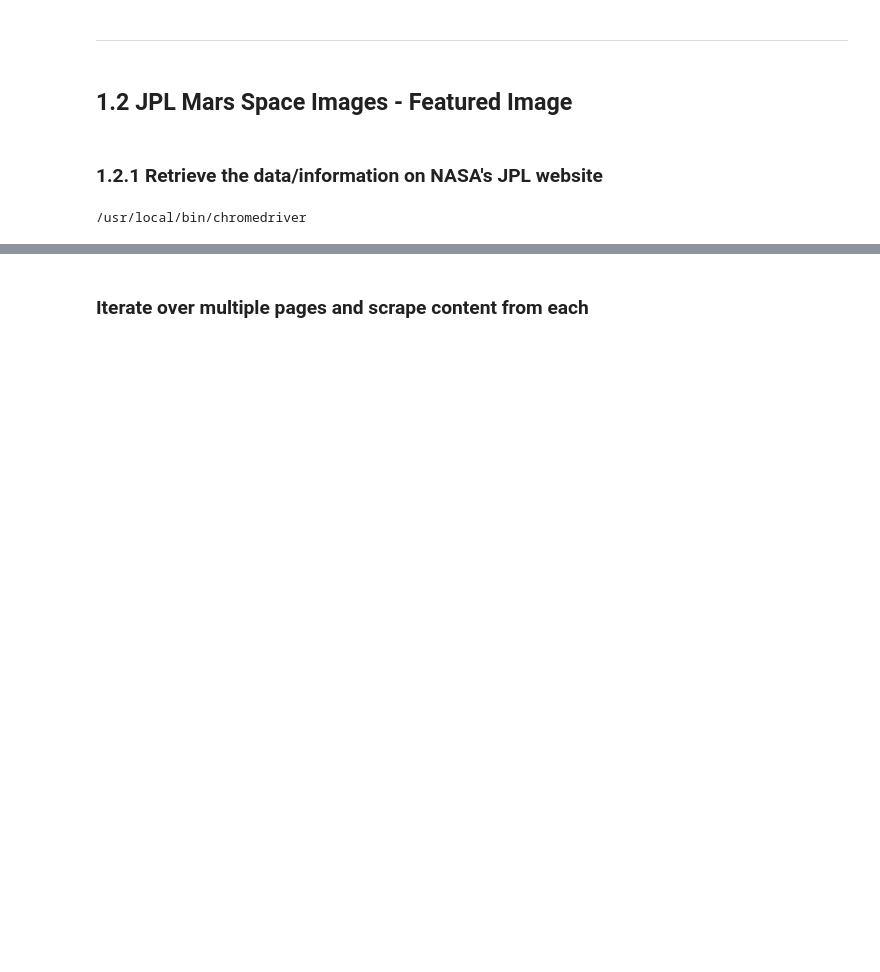
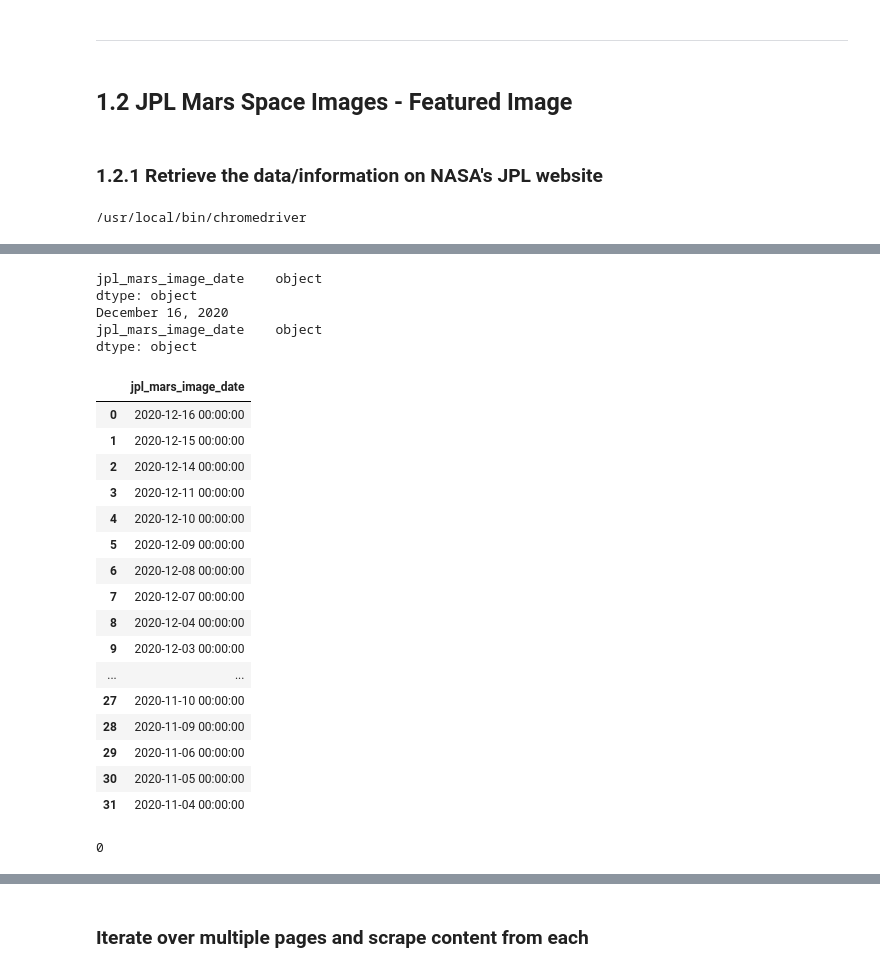
Before and after one commit to vc-adams/Mission_to_Mars_Web_Application, a Jupyter notebook: Missions_to_Mars/mission_to_mars.ipynb, the cells around one changed output, grey strips where cells are left out. Drawn from its saved outputs; the diff is of its cells as text; code cells hidden in the pictures; blank space fills up the shorter version.

```diff
--- a/Missions_to_Mars/mission_to_mars.ipynb
+++ b/Missions_to_Mars/mission_to_mars.ipynb
@@ -198,0 +229,78 @@ NoSuchWindowException: Message: no such window: window was already closed
+# %%
+# Convert the string objects to a datetime data type
+print(img_date_df.dtypes)
+date = img_date_df["jpl_mars_image_date"][0]
+print(date)
+# new_date = datetime.datetime.strptime(date, '%B %d, %Y')
+# print(new_date)
+
+row_no = 0
+
+for date in img_date_df["jpl_mars_image_date"]:
+    img_date_df["jpl_mars_image_date"][row_no] = datetime.datetime.strptime(date, '%B %d, %Y')
+    row_no = row_no + 1
+#     print(date)
+#     print(f"[{index_no}] {img.text}")
+#     img_date.append(img.text)
+
+print(img_date_df.dtypes)
+img_date_df
+# %% [output]
+jpl_mars_image_date    object
+dtype: object
+December 16, 2020
+jpl_mars_image_date    object
+dtype: object
+|  | jpl_mars_image_date |
+| 0 | 2020-12-16 00:00:00 |
+| 1 | 2020-12-15 00:00:00 |
+| 2 | 2020-12-14 00:00:00 |
+| 3 | 2020-12-11 00:00:00 |
+| 4 | 2020-12-10 00:00:00 |
+| 5 | 2020-12-09 00:00:00 |
+| 6 | 2020-12-08 00:00:00 |
+| 7 | 2020-12-07 00:00:00 |
+| 8 | 2020-12-04 00:00:00 |
+| 9 | 2020-12-03 00:00:00 |
+| ... | ... |
+| 27 | 2020-11-10 00:00:00 |
+| 28 | 2020-11-09 00:00:00 |
+| 29 | 2020-11-06 00:00:00 |
+| 30 | 2020-11-05 00:00:00 |
+| 31 | 2020-11-04 00:00:00 |
+# %%
+row_no = 0
+# latest_date = img_date_df["jpl_mars_image_date"][31]
+start_date_str = "January 01, 0001"
+start_date_obj = datetime.datetime.strptime(test_date_str , '%B %d, %Y')
+# print(latest_date)
+
+for date in img_date_df["jpl_mars_image_date"]:
+    if date > start_date_obj:
+        start_date_obj = date
+#         print(start_date_obj)
+
+# Get the index number and store it as a variable to get the image
+# https://stackoverflow.com/questions/31593201/how-are-iloc-and-loc-different
+
+# This returns a numpy.ndarray
+index_array = img_date_df[img_date_df["jpl_mars_image_date"] == start_date_obj].index.values
+type(index_array)
+
+index = index_array[0]
+# index_str = index.astype(str)
+# index_str.replace("[", "")
+print(index)
+
+# latest_date_index = img_date_df.loc[img_date_df["jpl_mars_image_date"] == start_date_obj]
+# latest_date_index
+#     else:
+#         print(start_date_obj)
+
+#     img_date_df["jpl_mars_image_date"][row_no] = datetime.datetime.strptime(date, '%B %d, %Y')
+#     row_no = row_no + 1
+# #     print(date)
+#     print(f"[{index_no}] {img.text}")
+#     img_date.append(img.text)
+# %% [output]
+0
```
Also changed, not shown: parts of 47 cells of this notebook.
